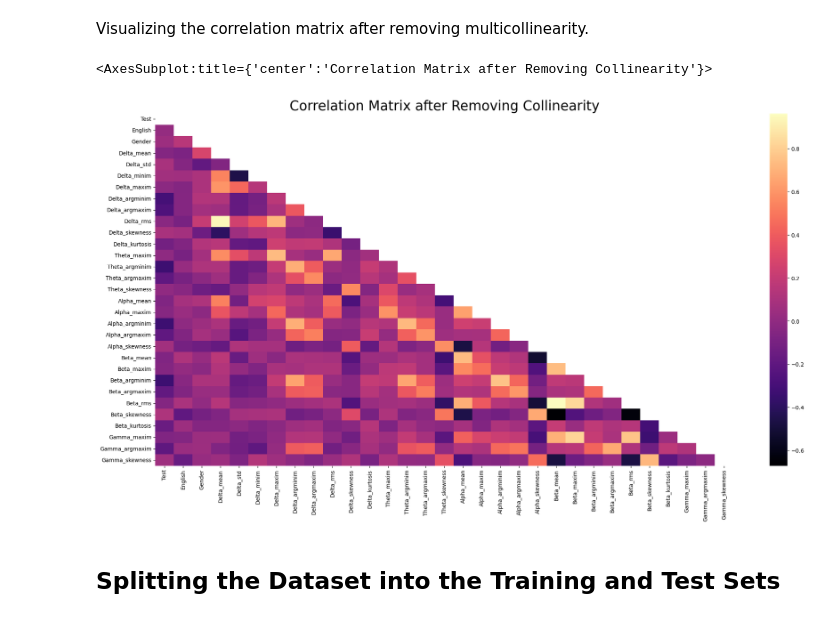
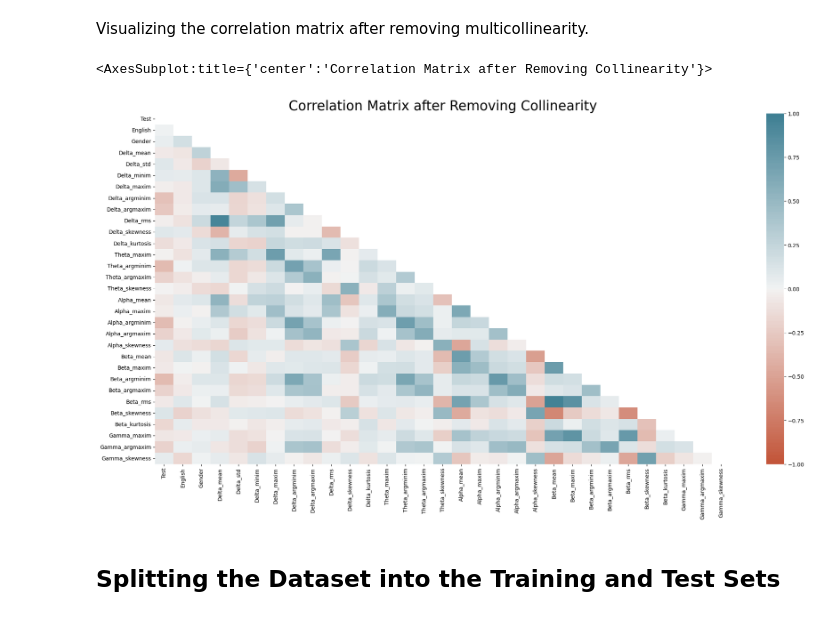
Before and after one commit to jtsang02/Hand-Dominance-Classifier, a Jupyter notebook: EEG_Code.ipynb, the cells around one changed output. Saved outputs shown, nothing was run; the diff lists cells and outputs as text; code cells hidden in the pictures.

```diff
--- a/EEG_Code.ipynb
+++ b/EEG_Code.ipynb
@@ -104,11 +72,11 @@ delimiter = "\\" # for windows
 # delimiter = "//"  # for os system
 
 # add your own path:
-# path = r"C:/Users/chies/OneDrive/Desktop/MANU-465-EEG4-main/Unprocessed Data"
+path = r"C:/Users/chies/OneDrive/Desktop/MANU-465-EEG4-main/Unprocessed Data"
 #path = r"C:\Users\M0NYP\Desktop\Data"
 # path=r"/Users/sofiacaltabiano/Desktop/MANU-465-EEG4-main-2/Unprocessed Data"
 #path=r"C:\Users\muyan\OneDrive - UBC\School\2022W\EEG-v7\MANU-465-EEG4-main\Unprocessed Data"
-path = r"D:\Documents\UBC\MANU 465\MANU-465-EEG4\Unprocessed Data"
+#path = r"D:\Documents\UBC\MANU 465\MANU-465-EEG4\Unprocessed Data"
 # %%
 os.chdir(path)
 # %% [markdown]
@@ -379,7 +347,7 @@ Plot the histograms to view the general distributional characteristics of datase
 # %%
 # Visualize the boxplot of each variable.
 plt.figure(figsize=(20,20))
-for i, j in enumerate(final_df.describe().columns):
+for i, j in enumerate(final_df.drop(["Dominance", "Participant"], axis=1).describe().columns):
     plt.subplot(10,6, i+1)
     sns.boxplot(x=final_df[j])
     plt.title('{} Boxplot'.format(j))
@@ -659,13 +627,13 @@ Visualizing the correlation matrix after removing multicollinearity.
 # %%
 new_matrix = X.corr()
 mask = np.triu(np.ones_like(new_matrix, dtype=bool))
 from seaborn import heatmap
 plt.figure(figsize = [24,12], dpi = 100)
 plt.title('Correlation Matrix after Removing Collinearity', fontsize = 25)
-heatmap(new_matrix, mask=mask, annot=False, lw=0, linecolor='white', cmap='magma', fmt='0.2f')
+heatmap(new_matrix, mask=mask, annot=False, lw=0, linecolor='white', vmin=-1, vmax=1, center=0, cmap=sns.diverging_palette(20, 220, n=200), fmt='0.2f')
 # %% [output]
 <AxesSubplot:title={'center':'Correlation Matrix after Removing Collinearity'}>
-[figure, old version]
+[figure, new version]
 # %% [markdown]
 ## Splitting the Dataset into the Training and Test Sets
 # %%
```
Also changed, not shown: parts of 32 cells of this notebook.
